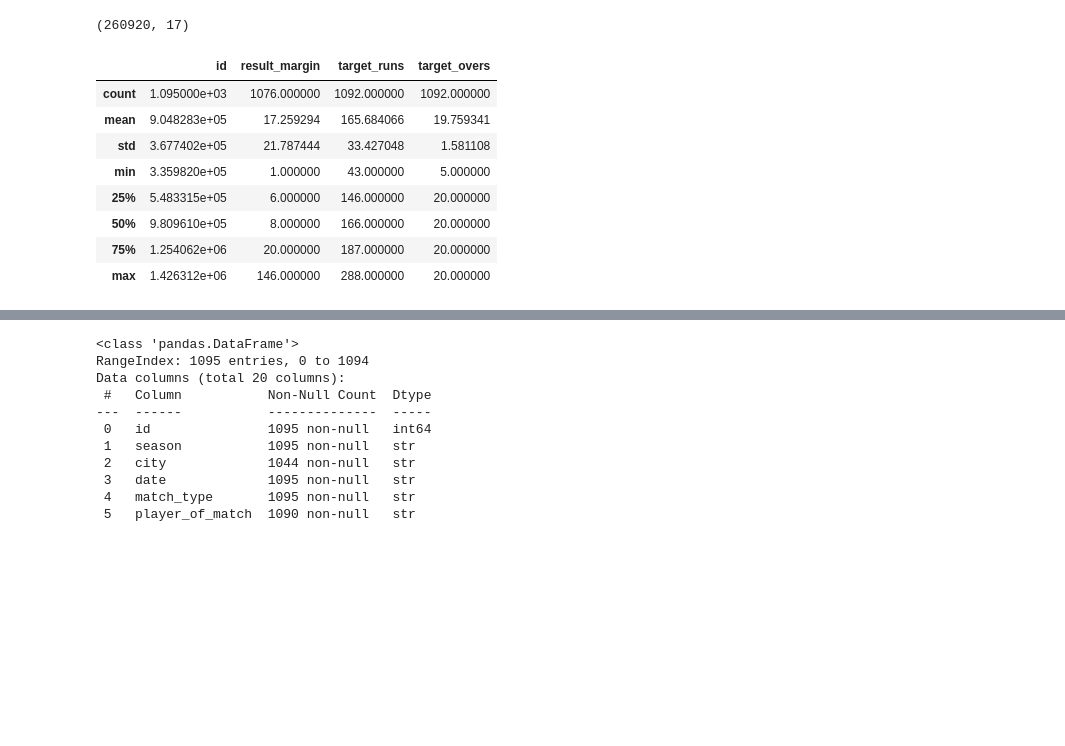
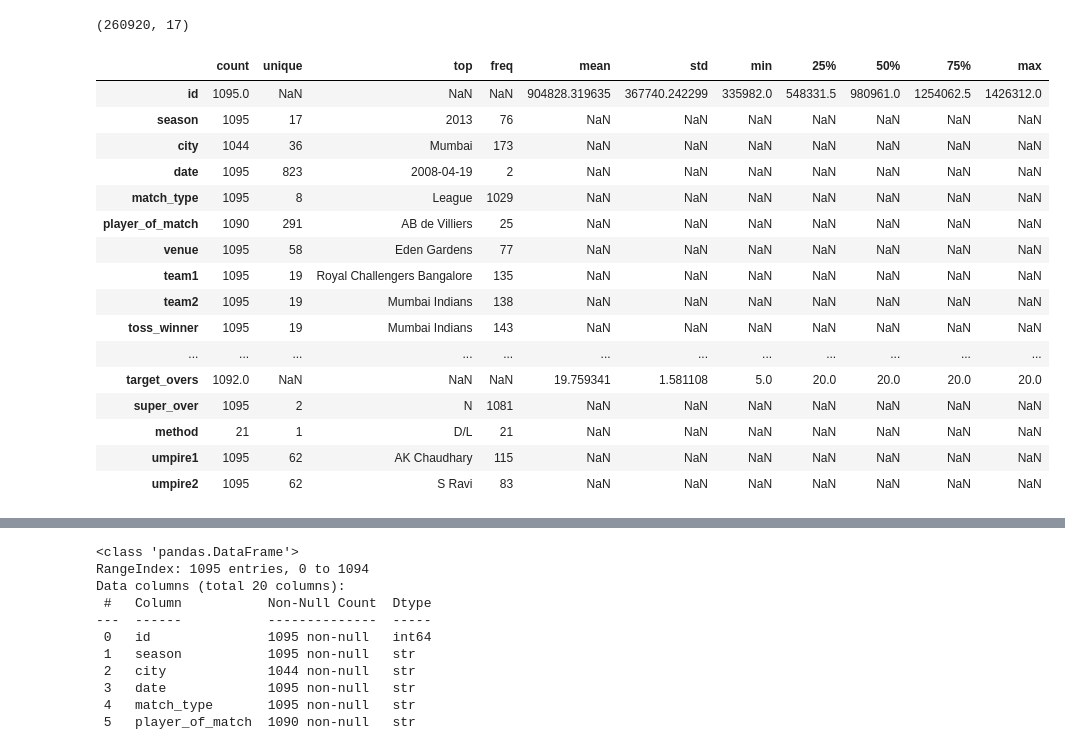
Before and after one commit to riddhikale/CricIQ, a Jupyter notebook: ipl.ipynb, the cells around one changed output, grey strips where cells are left out. Saved outputs shown, nothing was run; the diff lists cells and outputs as text; code cells hidden in the pictures; blank space fills up the shorter version.

```diff
--- a/ipl.ipynb
+++ b/ipl.ipynb
@@ -34,15 +34,23 @@ deliveries.shape
 # %% [output]
 (260920, 17)
 # %%
-matches.describe()
+matches.describe(include='all').T
 # %% [output]
-|  | id | result_margin | target_runs | target_overs |
-| count | 1.095000e+03 | 1076.000000 | 1092.000000 | 1092.000000 |
-| mean | 9.048283e+05 | 17.259294 | 165.684066 | 19.759341 |
-| std | 3.677402e+05 | 21.787444 | 33.427048 | 1.581108 |
-| min | 3.359820e+05 | 1.000000 | 43.000000 | 5.000000 |
-| 25% | 5.483315e+05 | 6.000000 | 146.000000 | 20.000000 |
-| 50% | 9.809610e+05 | 8.000000 | 166.000000 | 20.000000 |
-| 75% | 1.254062e+06 | 20.000000 | 187.000000 | 20.000000 |
-| max | 1.426312e+06 | 146.000000 | 288.000000 | 20.000000 |
+|  | count | unique | top | freq | mean | std | min | 25% | 50% | 75% | max |
+| id | 1095.0 | NaN | NaN | NaN | 904828.319635 | 367740.242299 | 335982.0 | 548331.5 | 980961.0 | 1254062.5 | 1426312.0 |
+| season | 1095 | 17 | 2013 | 76 | NaN | NaN | NaN | NaN | NaN | NaN | NaN |
+| city | 1044 | 36 | Mumbai | 173 | NaN | NaN | NaN | NaN | NaN | NaN | NaN |
+| date | 1095 | 823 | 2008-04-19 | 2 | NaN | NaN | NaN | NaN | NaN | NaN | NaN |
+| match_type | 1095 | 8 | League | 1029 | NaN | NaN | NaN | NaN | NaN | NaN | NaN |
+| player_of_match | 1090 | 291 | AB de Villiers | 25 | NaN | NaN | NaN | NaN | NaN | NaN | NaN |
+| venue | 1095 | 58 | Eden Gardens | 77 | NaN | NaN | NaN | NaN | NaN | NaN | NaN |
+| team1 | 1095 | 19 | Royal Challengers Bangalore | 135 | NaN | NaN | NaN | NaN | NaN | NaN | NaN |
+| team2 | 1095 | 19 | Mumbai Indians | 138 | NaN | NaN | NaN | NaN | NaN | NaN | NaN |
+| toss_winner | 1095 | 19 | Mumbai Indians | 143 | NaN | NaN | NaN | NaN | NaN | NaN | NaN |
+| ... | ... | ... | ... | ... | ... | ... | ... | ... | ... | ... | ... |
+| target_overs | 1092.0 | NaN | NaN | NaN | 19.759341 | 1.581108 | 5.0 | 20.0 | 20.0 | 20.0 | 20.0 |
+| super_over | 1095 | 2 | N | 1081 | NaN | NaN | NaN | NaN | NaN | NaN | NaN |
+| method | 21 | 1 | D/L | 21 | NaN | NaN | NaN | NaN | NaN | NaN | NaN |
+| umpire1 | 1095 | 62 | AK Chaudhary | 115 | NaN | NaN | NaN | NaN | NaN | NaN | NaN |
+| umpire2 | 1095 | 62 | S Ravi | 83 | NaN | NaN | NaN | NaN | NaN | NaN | NaN |
 # %%
```
Also changed, not shown: parts of 3 cells of this notebook.
